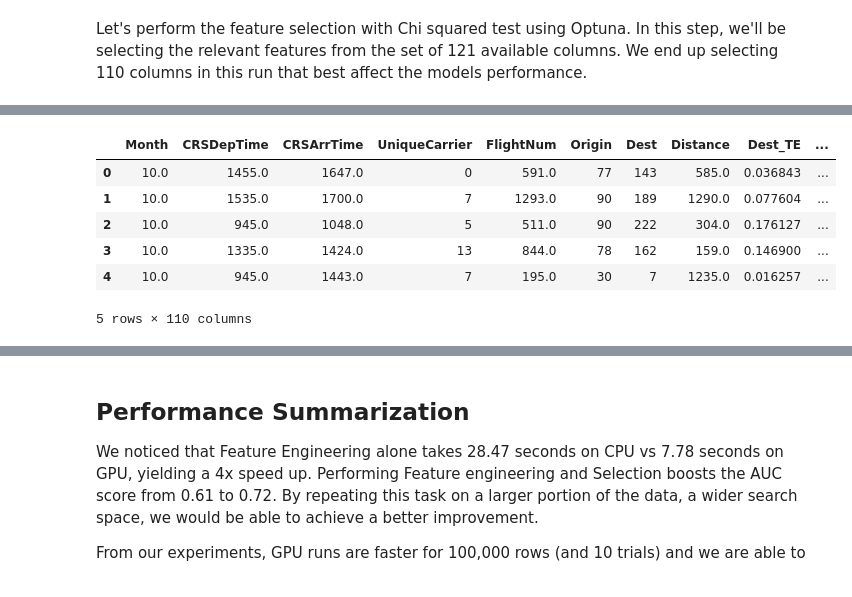
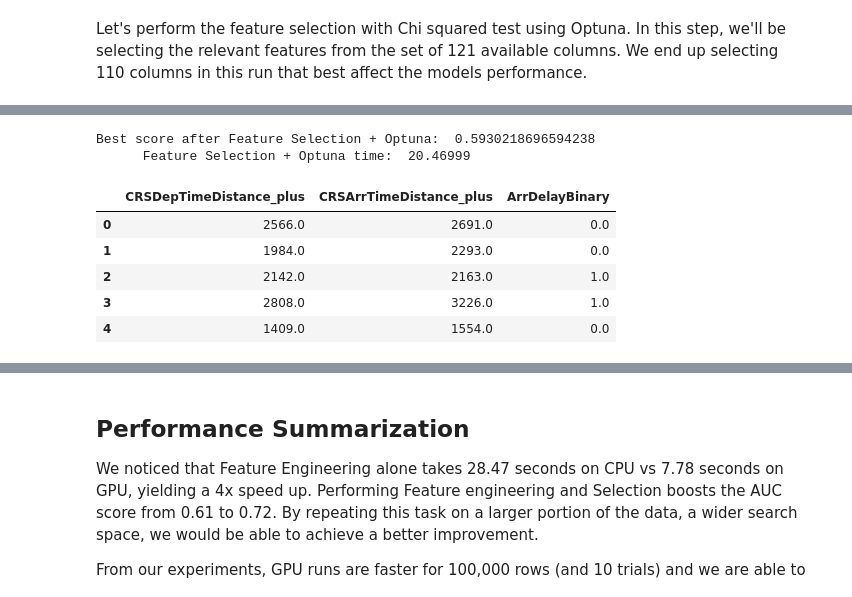
Before and after one commit to rapidsai/cloud-ml-examples, a Jupyter notebook: optuna/notebooks/jupytercon_demo/RAPIDS_xfeat_Optuna-GPU.ipynb, the cells around one changed output, grey strips where cells are left out. Drawn from its saved outputs; the diff is of its cells as text; code cells hidden in the pictures.

```diff
--- a/optuna/notebooks/jupytercon_demo/RAPIDS_xfeat_Optuna-GPU.ipynb
+++ b/optuna/notebooks/jupytercon_demo/RAPIDS_xfeat_Optuna-GPU.ipynb
@@ -393,10 +382,8 @@ def feature_selection(df, experiment_name):
 
 Change the `INPUT_FILE` to correspond to the path in your local system and select the number of rows and trials to run the experiment for.
 # %%
-INPUT_FILE = "/home/data/airline_data/airline_small.parquet"
-
-N_ROWS = 10000  # Number of rows to use for this experiment run
-N_TRIALS = 50 # Number of trials for the HPO study
+N_ROWS = 100000  # Number of rows to use for this experiment run
+N_TRIALS = 20 # Number of trials for the HPO study
 
 TARGET_COL = "ArrDelayBinary"
 CAT_COLS = ["Dest", "Origin", "UniqueCarrier"]
@@ -415,7 +402,10 @@ start_time = time.time()
 df_ = cudf.read_parquet(INPUT_FILE)[:N_ROWS]
 # Can't handle nagative values, yet
 df_ = df_.drop(["ActualElapsedTime"], axis=1)
-print("Default performance: ", train_and_eval(df_))
+df_train, df_test = train_test_split(df_,
+                                     random_state=np.random.seed(172),
+                                     shuffle=True)
+print("Default performance: ", train_and_eval(df_train, df_test))
 
 df_.head()
 # %% [output]
@@ -435,10 +425,11 @@ for col in CAT_COLS:
     df_[col] = df_[col].astype("object")
 
 with timed("Feature Engineering"):
-    df_feature_eng = feature_engineering(df_)
-    df_feature_eng[TARGET_COL] = df_feature_eng[TARGET_COL].astype('float64')
-    score = train_and_eval(df_feature_eng)
+    df_feature_eng_train, df_feature_eng_test = feature_engineering(df_train, df_test)
+    df_feature_eng_train[TARGET_COL] = df_feature_eng_train[TARGET_COL].astype('float64')
+    df_feature_eng_test[TARGET_COL] = df_feature_eng_test[TARGET_COL].astype('float64')
+    score = train_and_eval(df_feature_eng_train, df_feature_eng_test)
     print("After feature eng: ", score)
 
-df_feature_eng.head()
+df_feature_eng_train.head()
 # %% [output]
@@ -455,11 +446,13 @@ After feature eng:  0.6565942764282227
 Let's perform the feature selection with Chi squared test using Optuna. In this step, we'll be selecting the relevant features from the set of 121 available columns. We end up selecting 110 columns in this run that best affect the models performance.
 # %%
 import random
-exp_name = 'Optuna-SingleGPU' + str(random.randint(0,1000))
+exp_name = 'RAPIDS-Optuna-Single-GPU' + str(random.randint(0,100))
 with timed("Feature Selection + Optuna"):
     # Disable Alembic driver, used by MLflow, from logging INFO messages to the command line.
     logging.getLogger('alembic').setLevel(logging.CRITICAL)
-    study, df_select, best_clf, score = feature_selection(df_feature_eng, experiment_name=exp_name)
+    study, df_select, best_clf, score = feature_selection(df_feature_eng_train,
+                                                          df_feature_eng_test,
+                                                          experiment_name=exp_name)
     print("Best score after Feature Selection + Optuna: ", score)
 df_select.head()
 # %% [output]
@@ -471,10 +478,11 @@ Best score after Feature Selection + Optuna:  0.6544565558433533
+Best score after Feature Selection + Optuna:  0.5930218696594238
+      Feature Selection + Optuna time:  20.46999
-|  | Month | CRSDepTime | CRSArrTime | UniqueCarrier | FlightNum | Origin | Dest | Distance | Dest_TE | ... |
-| 0 | 10.0 | 1455.0 | 1647.0 | 0 | 591.0 | 77 | 143 | 585.0 | 0.036843 | ... |
-| 1 | 10.0 | 1535.0 | 1700.0 | 7 | 1293.0 | 90 | 189 | 1290.0 | 0.077604 | ... |
-| 2 | 10.0 | 945.0 | 1048.0 | 5 | 511.0 | 90 | 222 | 304.0 | 0.176127 | ... |
-| 3 | 10.0 | 1335.0 | 1424.0 | 13 | 844.0 | 78 | 162 | 159.0 | 0.146900 | ... |
-| 4 | 10.0 | 945.0 | 1443.0 | 7 | 195.0 | 30 | 7 | 1235.0 | 0.016257 | ... |
+|  | CRSDepTimeDistance_plus | CRSArrTimeDistance_plus | ArrDelayBinary |
+| 0 | 2566.0 | 2691.0 | 0.0 |
+| 1 | 1984.0 | 2293.0 | 0.0 |
+| 2 | 2142.0 | 2163.0 | 1.0 |
+| 3 | 2808.0 | 3226.0 | 1.0 |
+| 4 | 1409.0 | 1554.0 | 0.0 |
-5 rows × 110 columns
 # %%
 end_time = time.time()
 print("Complete workflow ", end_time - start_time)
```
Also changed, not shown: parts of 19 cells of this notebook.
